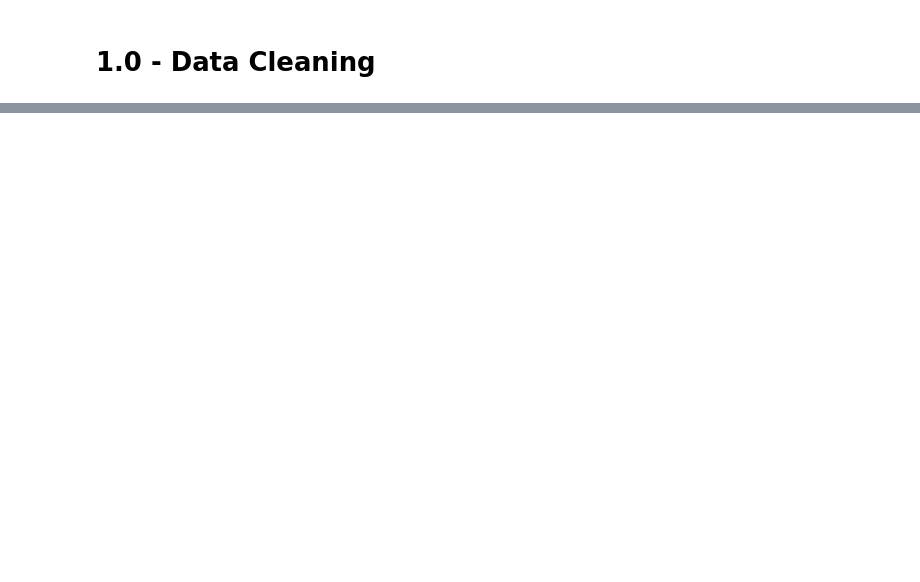
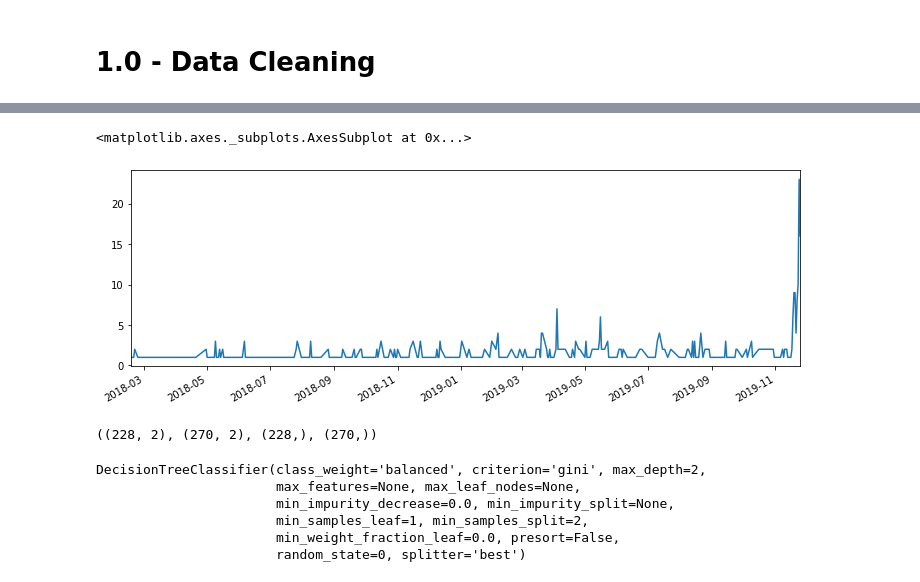
Before and after one commit to vinicvaz/ML-Recomendation, a Jupyter notebook: Model01.ipynb, the cells around one changed output, grey strips where cells are left out. Saved outputs shown, nothing was run; the diff lists cells and outputs as text; code cells hidden in the pictures; blank space fills up the shorter version.

```diff
--- a/Model01.ipynb
+++ b/Model01.ipynb
@@ -66,0 +70,5 @@ df
+# %%
+df2.date.value_counts().plot(figsize=(12,4))
+# %% [output]
+<matplotlib.axes._subplots.AxesSubplot at 0x...>
+[figure, added]
@@ -66,0 +78,14 @@ df
+# %%
+Xtrain.shape, Xval.shape, ytrain.shape, yval.shape
+# %% [output]
+((228, 2), (270, 2), (228,), (270,))
+# %%
+mdl = DecisionTreeClassifier(random_state=0, max_depth=2, class_weight='balanced')
+mdl.fit(Xtrain,ytrain)
+# %% [output]
+DecisionTreeClassifier(class_weight='balanced', criterion='gini', max_depth=2,
+                       max_features=None, max_leaf_nodes=None,
+                       min_impurity_decrease=0.0, min_impurity_split=None,
+                       min_samples_leaf=1, min_samples_split=2,
+                       min_weight_fraction_leaf=0.0, presort=False,
+                       random_state=0, splitter='best')
```
Also changed, not shown: parts of 10 cells of this notebook.
